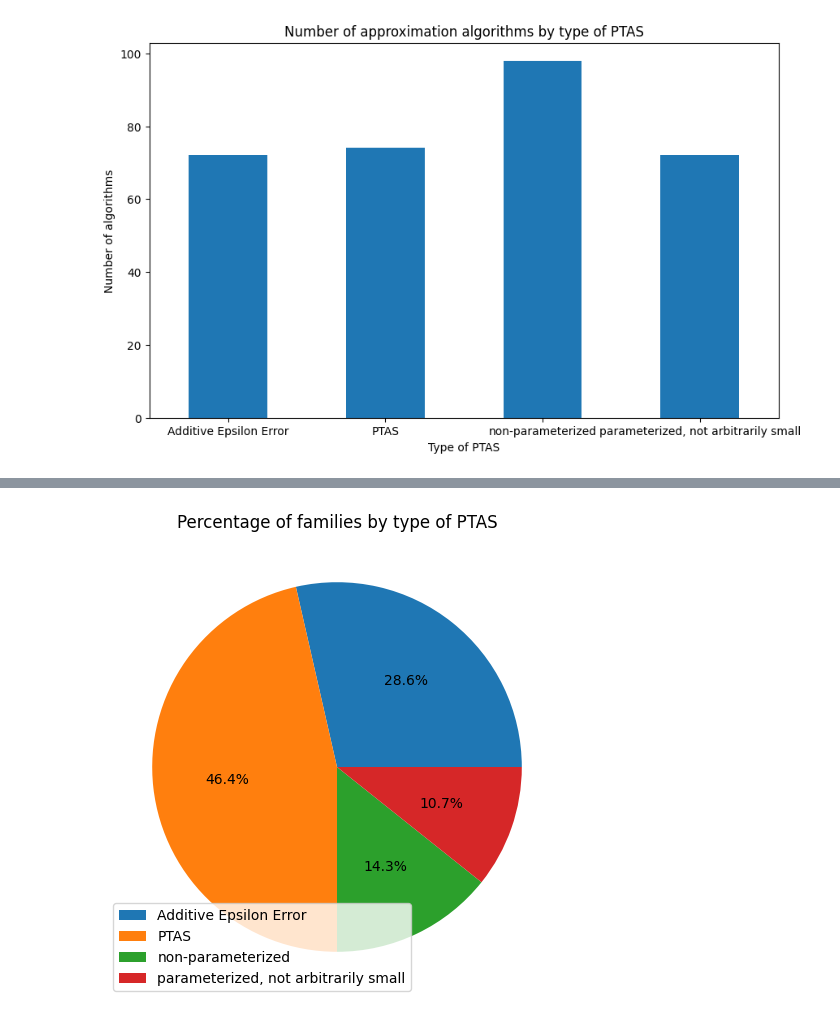
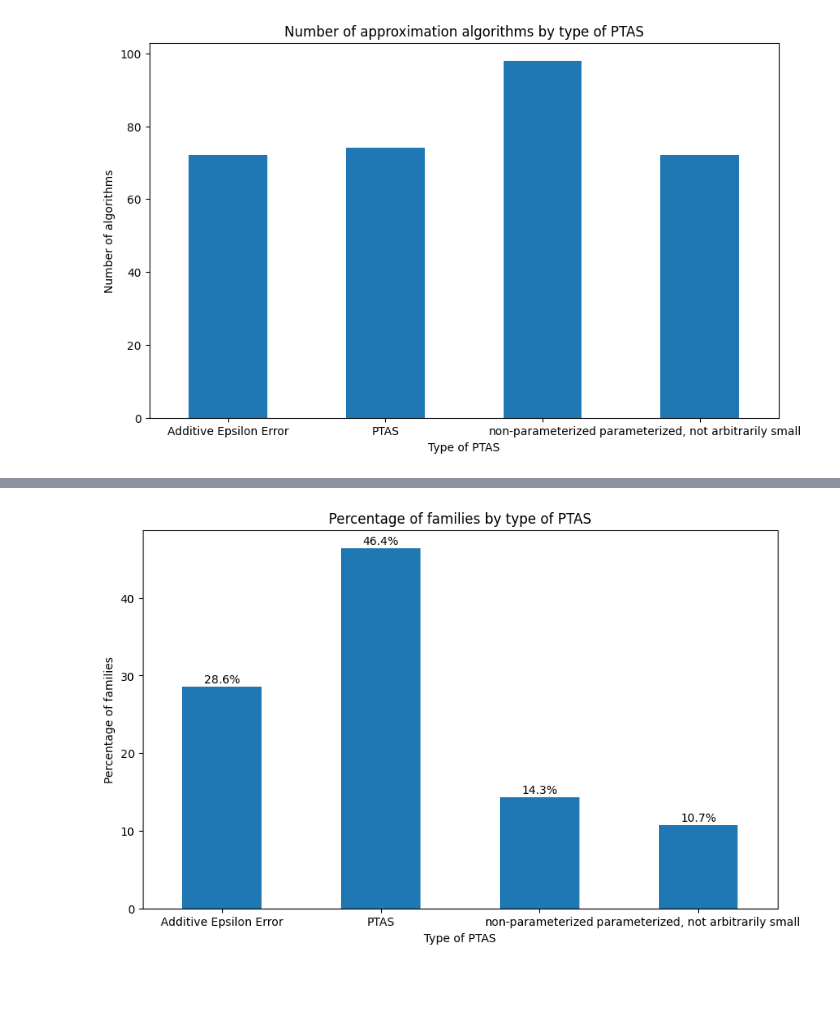
Before and after one commit to andrewlucasgs/approximation-algorithms, a Jupyter notebook: family_type_of_ptas copy.ipynb, the cells around one changed output, grey strips where cells are left out. Cells and saved outputs as stored; diff of their text form; code cells hidden in the pictures; blank space fills up the shorter version.

Commit message:
update plots

```diff
--- a/family_type_of_ptas copy.ipynb
+++ b/family_type_of_ptas copy.ipynb
@@ -112,36 +181,46 @@ plt.show()
 data = approximation_algorithms.copy()
 
 # group by family, if at least one algorithm in the family is arbitrary small parameterized error, then the family is arbitrary small parameterized error
-# if at least one algorithm in the family is parameterized, not arbitrarily small, then the family is parameterized, non-PTAS
+# if at least one algorithm in the family is parameterized, not arbitrarily small, then the family is parameterized, not arbitrarily small
 # if at least one algorithm in the family is non-parameterized, then the family is non-parameterized
 
 data['Type of PTAS (if PTAS)'] = data.groupby('Family Name')['Type of PTAS (if PTAS)'].transform(
     lambda x: 'PTAS' if 'PTAS' in x.values else (
         'Additive Epsilon Error' if 'Additive Epsilon Error' in x.values else (
             'parameterized, not arbitrarily small' if 'parameterized, not arbitrarily small' in x.values else 'non-parameterized'
         )
     )
 )
 
 data = data.drop_duplicates(subset=['Family Name', 'Type of PTAS (if PTAS)'])
 
 
+
 # sort by type of PTAS
 data.sort_values(by='Type of PTAS (if PTAS)', inplace=True)
 
 
 
+# calculate percentage of families by type of PTAS
+percentage = data.groupby('Type of PTAS (if PTAS)').size() / data['Family Name'].nunique() * 100
+
 # plot percentage of families by type of PTAS
 fig, ax = plt.subplots(figsize=(10, 6))
-data.groupby('Type of PTAS (if PTAS)').size().plot(kind='pie', autopct='%1.1f%%', ax=ax, labels=None)
+# bar plot
+percentage.plot(kind='bar', ax=ax)
 
-ax.legend(loc=3, labels=data['Type of PTAS (if PTAS)'].unique())
+# add percentage values on top of bars
+for i, v in enumerate(percentage):
+    ax.text(i, v + 0.5, f'{v:.1f}%', ha='center')
 
+# rotate x labels
+plt.xticks(rotation=0)
 
-
-
+plt.xlabel('Type of PTAS')
+plt.ylabel('Percentage of families')
 
 plt.title('Percentage of families by type of PTAS')
+
 plt.show()
 # %% [output]
-[figure, old version]
+[figure, new version]
```
Also changed, not shown: parts of 4 cells of this notebook, 1 other file.
